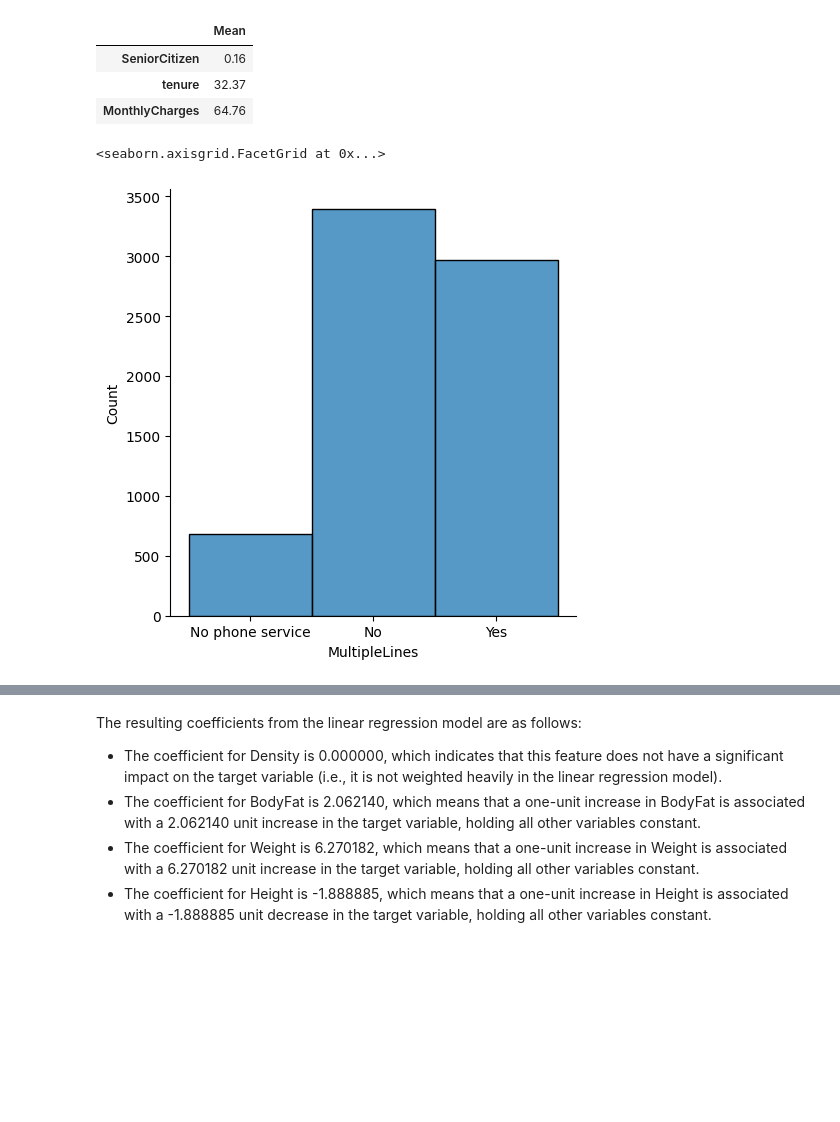
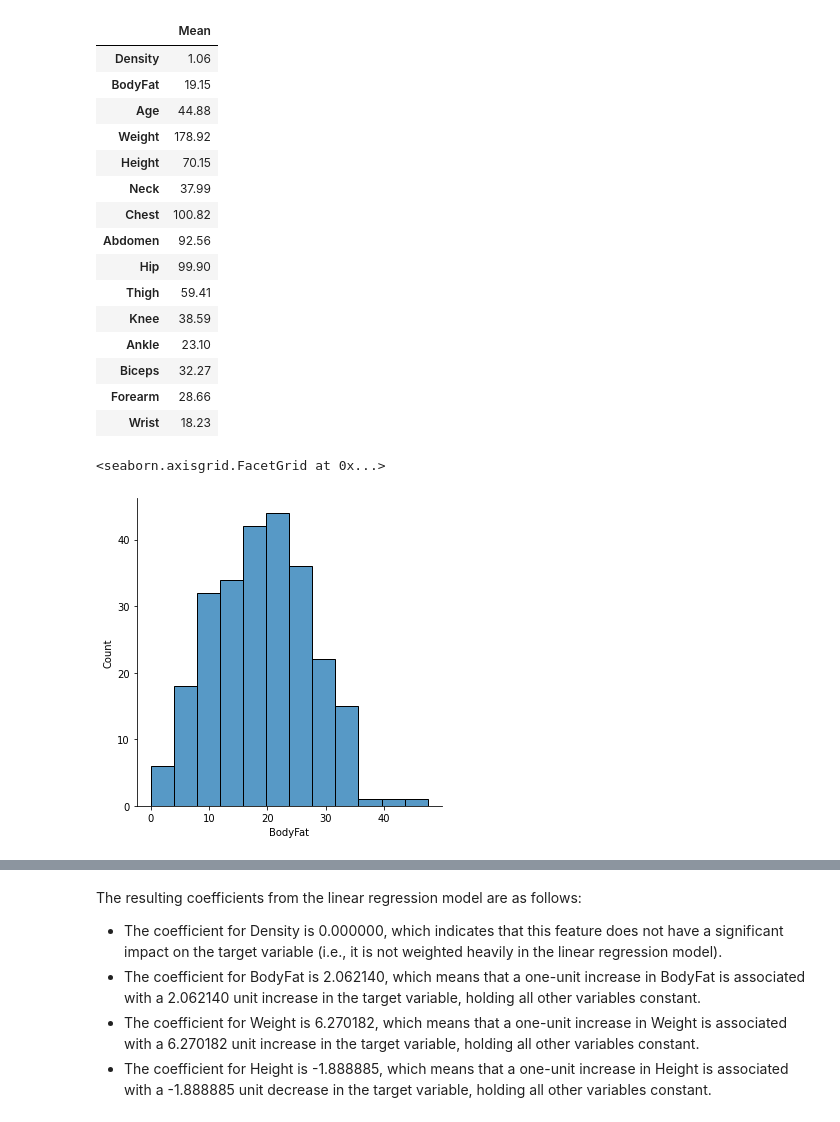
Before and after one commit to jericho0521/Body-Fat-Prediction, a Jupyter notebook: bodyfat.ipynb, the cells around one changed output, grey strips where cells are left out. Saved outputs shown, nothing was run; the diff lists cells and outputs as text; code cells hidden in the pictures; blank space fills up the shorter version.

```diff
--- a/bodyfat.ipynb
+++ b/bodyfat.ipynb
@@ -13,3 +8,5 @@ df = pd.read_csv('https://raw.githubusercontent.com/Desmond516/PDS202207/main/te
+# %%
+df = pd.read_csv('bodyfat.csv') #read csv
 # %%
 df.head(20) #display the first 20 lines
 # %% [output]
@@ -116,14 +109,26 @@ df.describe() #description for dataframe
 pd.DataFrame(round(df.mean(),2,),columns=['Mean'])  #finding the mean for every columms
 # %% [output]
 |  | Mean |
-| SeniorCitizen | 0.16 |
-| tenure | 32.37 |
-| MonthlyCharges | 64.76 |
+| Density | 1.06 |
+| BodyFat | 19.15 |
+| Age | 44.88 |
+| Weight | 178.92 |
+| Height | 70.15 |
+| Neck | 37.99 |
+| Chest | 100.82 |
+| Abdomen | 92.56 |
+| Hip | 99.90 |
+| Thigh | 59.41 |
+| Knee | 38.59 |
+| Ankle | 23.10 |
+| Biceps | 32.27 |
+| Forearm | 28.66 |
+| Wrist | 18.23 |
 # %%
-sns.displot(df['MultipleLines'])  #display a histogram using seaborn
+sns.displot(df['BodyFat'])  #display a histogram using seaborn
 # %% [output]
 <seaborn.axisgrid.FacetGrid at 0x...>
-[figure, old version]
+[figure, new version]
 # %%
 sns.pairplot(df)  #plot pairwise relatinonships
 # %% [output]
```
Also changed, not shown: parts of 41 cells of this notebook.
